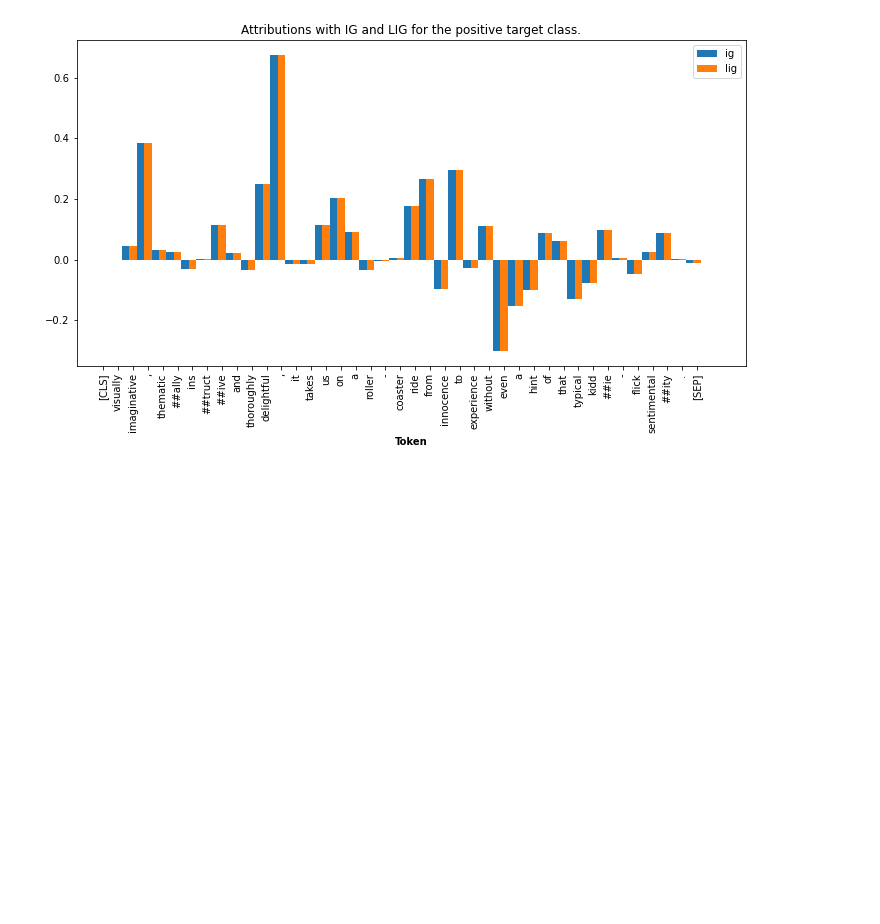
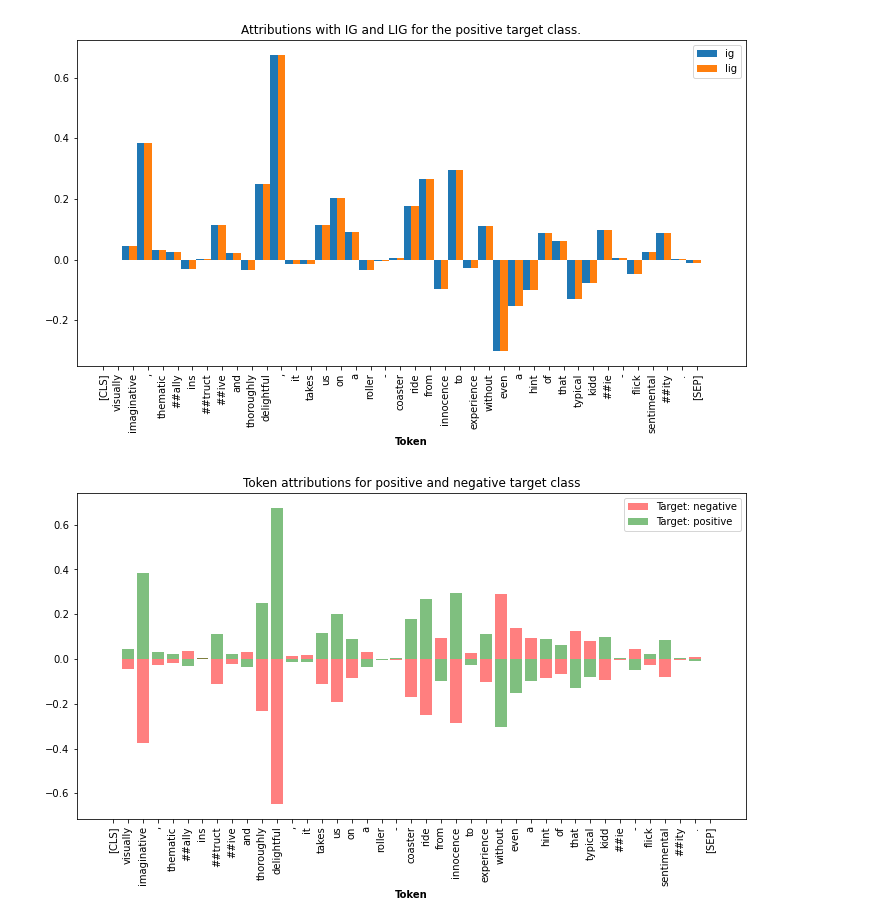
Before and after one commit to lordtt13/transformers-experiments, a Jupyter notebook: Custom Tasks/finetune_electra_and_intrepret_with_integrated_gradients.ipynb, the cells around one changed output. Saved outputs shown, nothing was run; the diff lists cells and outputs as text; code cells hidden in the pictures; blank space fills up the shorter version.

Commit message:
plot target attributes for IG vs LIG
Signed-off-by: lordtt13 <thakurtanmay72@yahoo.com>

```diff
--- a/Custom Tasks/finetune_electra_and_intrepret_with_integrated_gradients.ipynb
+++ b/Custom Tasks/finetune_electra_and_intrepret_with_integrated_gradients.ipynb
@@ -510,3 +510,23 @@ plt.title("Attributions with IG and LIG for the positive target class.")
 plt.show()
 # %% [output]
 [figure]
+# %%
+# Plot for both target classes
+# Attributions assigned to tokens may take opposite values when computed with regard to class 0 and class 1.
+
+# Attributions for word_embeddings: index 0
+lig_0 = layer_attributions_0[0].squeeze().sum(1)
+lig_1 = layer_attributions_1[0].squeeze().sum(1)
+
+tokens = tokenizer.convert_ids_to_tokens(tokenizer(text)["input_ids"])
+
+plt.rcParams["figure.figsize"] = [12, 6]
+plt.bar(list(range(len(lig_0))), lig_0, color='r', alpha=0.5)
+plt.bar(list(range(len(lig_1))), lig_1, color='g', alpha=0.5)
+plt.xticks(list(range(len(lig_0))), tokens, rotation='vertical')
+plt.legend(labels=["Target: negative", "Target: positive"])
+plt.xlabel('Token', fontweight='bold')
+plt.title("Token attributions for positive and negative target class")
+plt.show()
+# %% [output]
+[figure, added]
```
